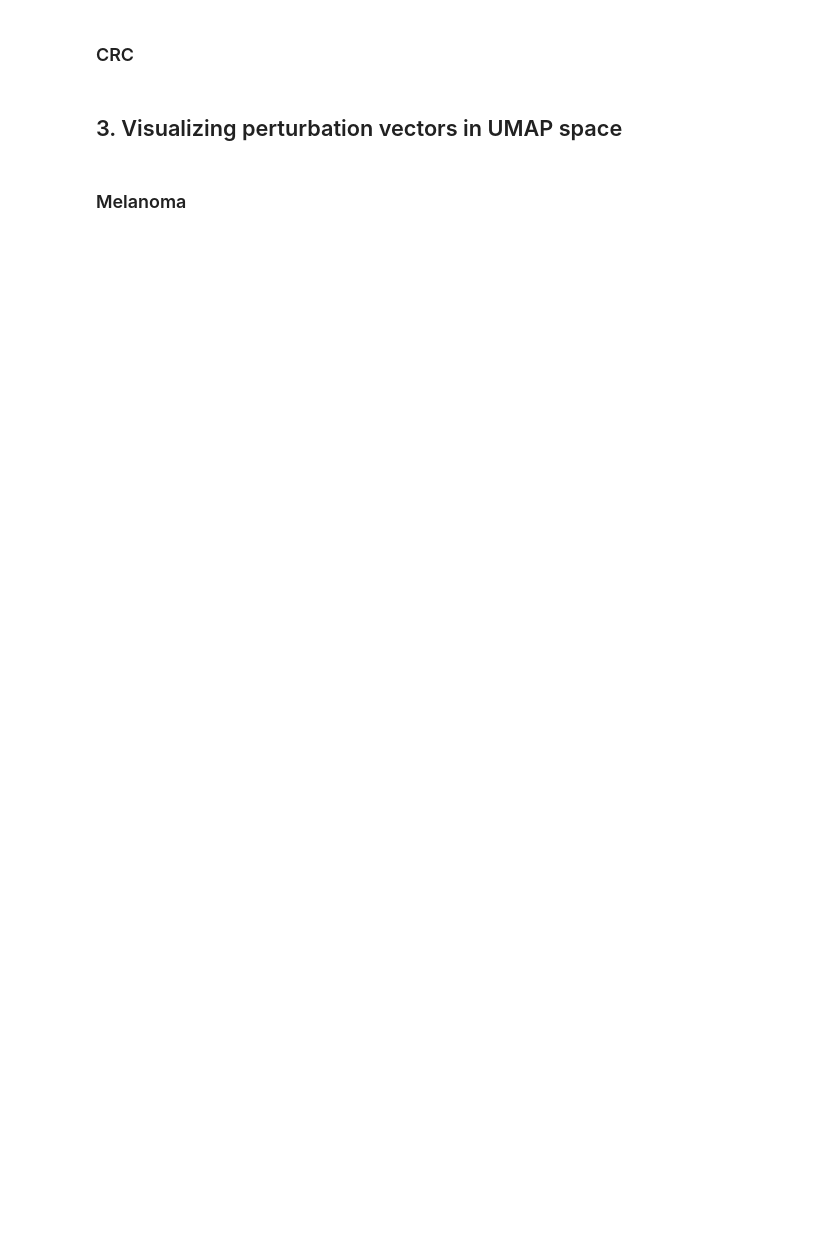
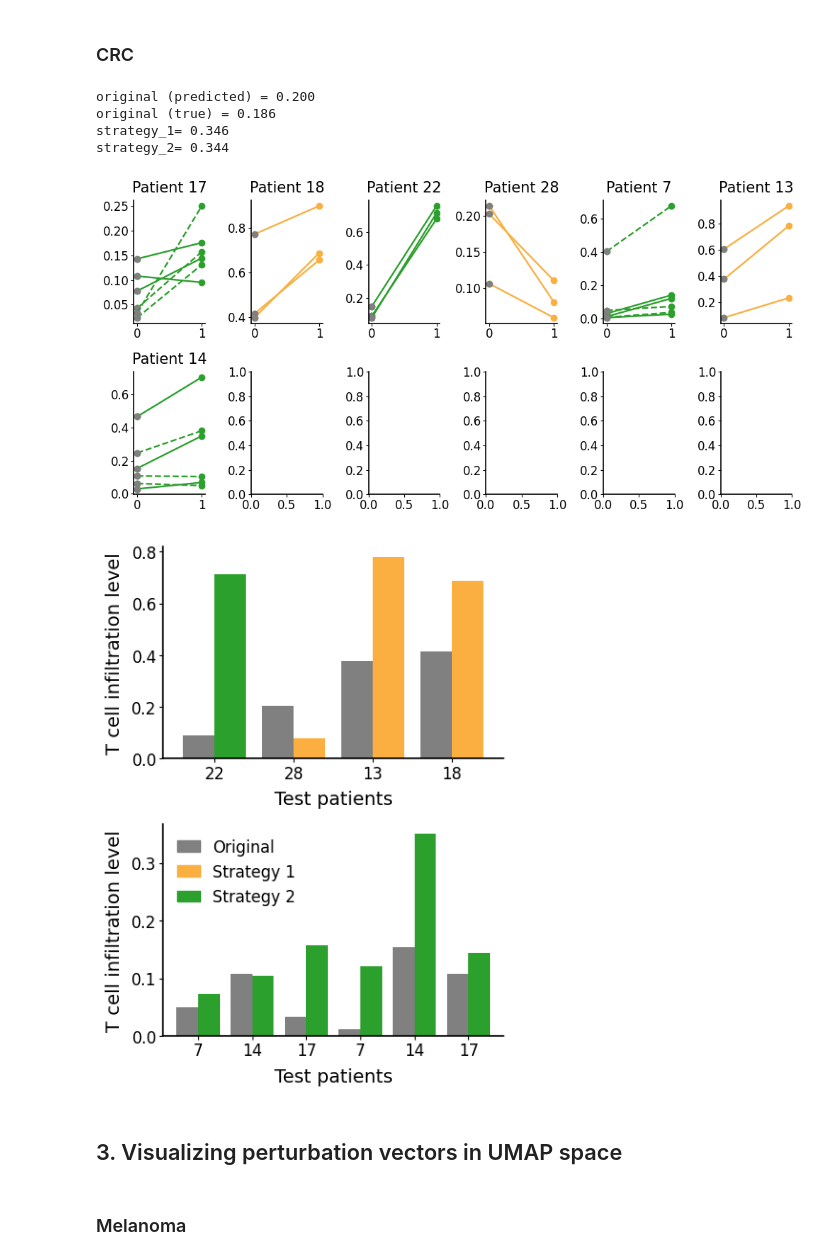
Before and after one commit to neonine2/morpheus-spatial, a Jupyter notebook: reproduction/reproduction_notebook.ipynb, the cells around one changed output. Saved outputs shown, nothing was run; the diff lists cells and outputs as text; code cells hidden in the pictures; blank space fills up the shorter version.

```diff
--- a/reproduction/reproduction_notebook.ipynb
+++ b/reproduction/reproduction_notebook.ipynb
@@ -146,7 +142,7 @@ strategy_crc, patient_cf_crc = plot_patient_perturbation(
     channel_to_perturb_crc,
     numClust=2,
     extra_cols=["FLD"],
-)
+) #Figure 4A
 display(strategy_crc)
 # %% [output]
 [figure]
@@ -187,21 +206,28 @@ plot_perturbation_performance(
 # %%
 tcell_level_crc = assess_perturbation(
     crc_data,
     strategy_crc,
     data_split="test",
     classify_threshold=thresholds["CRC"],
     additional_col=["FLD", "type"],
 )
 
 tcell_level_crc["FLD"] = tcell_level_crc.apply(
     lambda x: 1 if x["FLD"] > 0 else 0, axis=1
 )
 
 plot_perturbation_performance(
     tcell_level_crc,
     patient_phenotype="FLD",
     strategy_mapping={"strategy_1": 1, "strategy_2": 0},
-)
+) #Figure 4G
+# %% [output]
+original (predicted) = 0.200
+original (true) = 0.186
+strategy_1= 0.346
+strategy_2= 0.344
+[figure, added]
+[figure, added]
 # %% [markdown]
 ## 3. Visualizing perturbation vectors in UMAP space
 # %%
```
Also changed, not shown: parts of 17 cells of this notebook.
